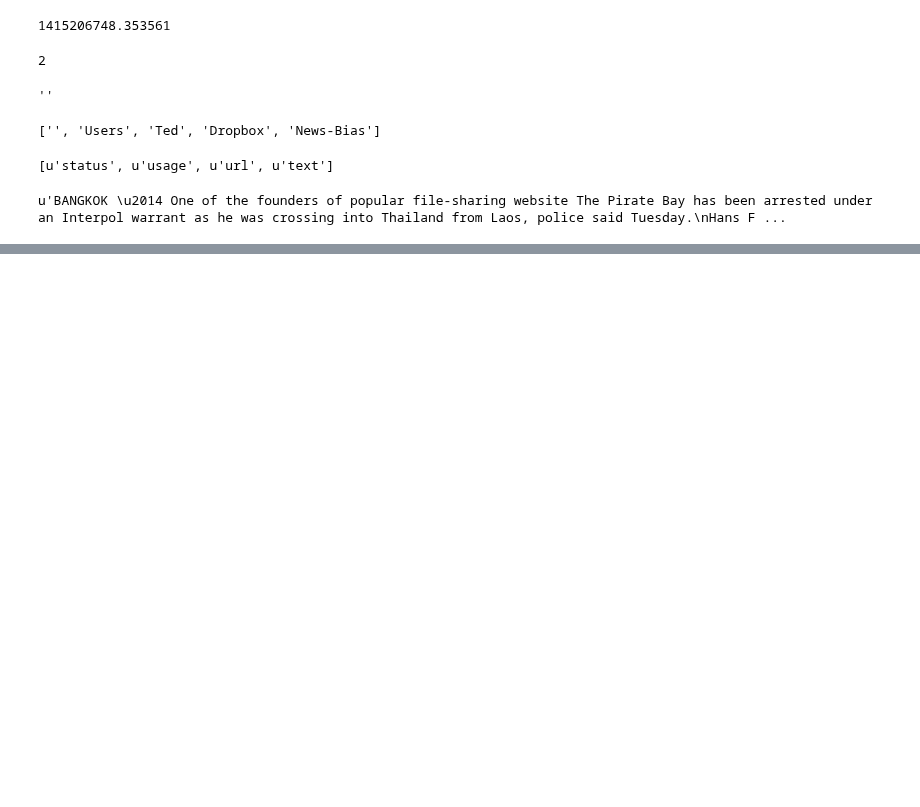
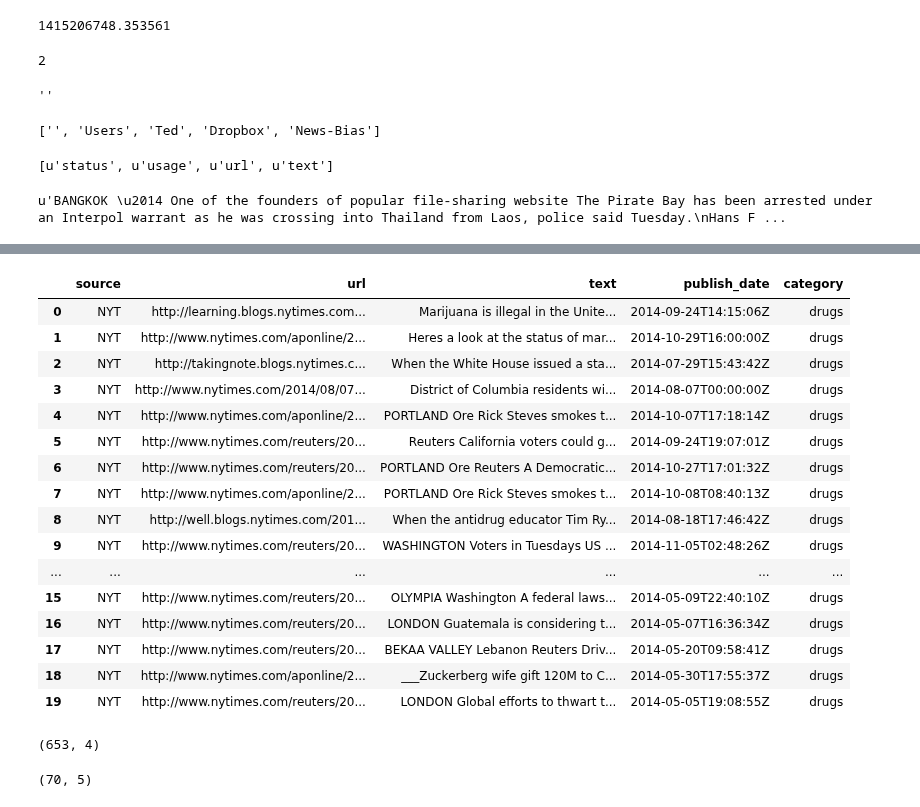
Before and after one commit to tdpetrou/News-Event-Classification, a Jupyter notebook: Exploratory notebook.ipynb, the cells around one changed output, grey strips where cells are left out. Saved outputs shown, nothing was run; the diff lists cells and outputs as text; code cells hidden in the pictures; blank space fills up the shorter version.

```diff
--- a/Exploratory notebook.ipynb
+++ b/Exploratory notebook.ipynb
@@ -640,0 +790,22 @@ cnn = cnn.reset_index(drop = True)
+# %%
+nyt = pd.read_csv('data/nyt_data.csv')
+# %%
+nyt
+# %% [output]
+|  | source | url | text | publish_date | category |
+| 0 | NYT | http://learning.blogs.nytimes.com... | Marijuana is illegal in the Unite... | 2014-09-24T14:15:06Z | drugs |
+| 1 | NYT | http://www.nytimes.com/aponline/2... | Heres a look at the status of mar... | 2014-10-29T16:00:00Z | drugs |
+| 2 | NYT | http://takingnote.blogs.nytimes.c... | When the White House issued a sta... | 2014-07-29T15:43:42Z | drugs |
+| 3 | NYT | http://www.nytimes.com/2014/08/07... | District of Columbia residents wi... | 2014-08-07T00:00:00Z | drugs |
+| 4 | NYT | http://www.nytimes.com/aponline/2... | PORTLAND Ore Rick Steves smokes t... | 2014-10-07T17:18:14Z | drugs |
+| 5 | NYT | http://www.nytimes.com/reuters/20... | Reuters California voters could g... | 2014-09-24T19:07:01Z | drugs |
+| 6 | NYT | http://www.nytimes.com/reuters/20... | PORTLAND Ore Reuters A Democratic... | 2014-10-27T17:01:32Z | drugs |
+| 7 | NYT | http://www.nytimes.com/aponline/2... | PORTLAND Ore Rick Steves smokes t... | 2014-10-08T08:40:13Z | drugs |
+| 8 | NYT | http://well.blogs.nytimes.com/201... | When the antidrug educator Tim Ry... | 2014-08-18T17:46:42Z | drugs |
+| 9 | NYT | http://www.nytimes.com/reuters/20... | WASHINGTON Voters in Tuesdays US ... | 2014-11-05T02:48:26Z | drugs |
+| ... | ... | ... | ... | ... | ... |
+| 15 | NYT | http://www.nytimes.com/reuters/20... | OLYMPIA Washington A federal laws... | 2014-05-09T22:40:10Z | drugs |
+| 16 | NYT | http://www.nytimes.com/reuters/20... | LONDON Guatemala is considering t... | 2014-05-07T16:36:34Z | drugs |
+| 17 | NYT | http://www.nytimes.com/reuters/20... | BEKAA VALLEY Lebanon Reuters Driv... | 2014-05-20T09:58:41Z | drugs |
+| 18 | NYT | http://www.nytimes.com/aponline/2... | ___Zuckerberg wife gift 120M to C... | 2014-05-30T17:55:37Z | drugs |
+| 19 | NYT | http://www.nytimes.com/reuters/20... | LONDON Global efforts to thwart t... | 2014-05-05T19:08:55Z | drugs |
@@ -640,0 +819,4 @@ cnn = cnn.reset_index(drop = True)
+# %%
+npr.shape
+# %% [output]
+(653, 4)
@@ -640,0 +825,4 @@ cnn = cnn.reset_index(drop = True)
+# %%
+nyt.shape
+# %% [output]
+(70, 5)
```
Also changed, not shown: parts of 25 cells of this notebook, 9 other files.
